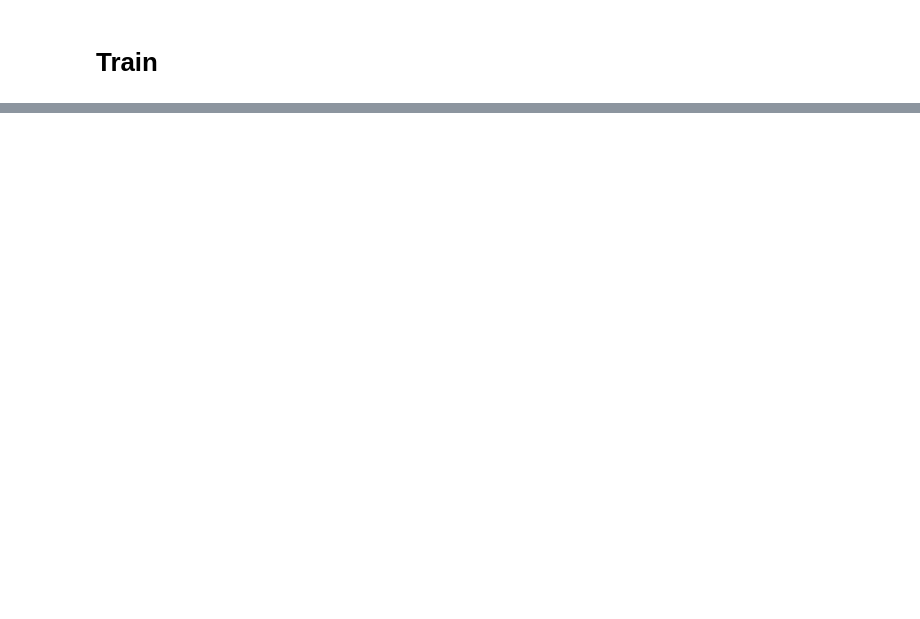
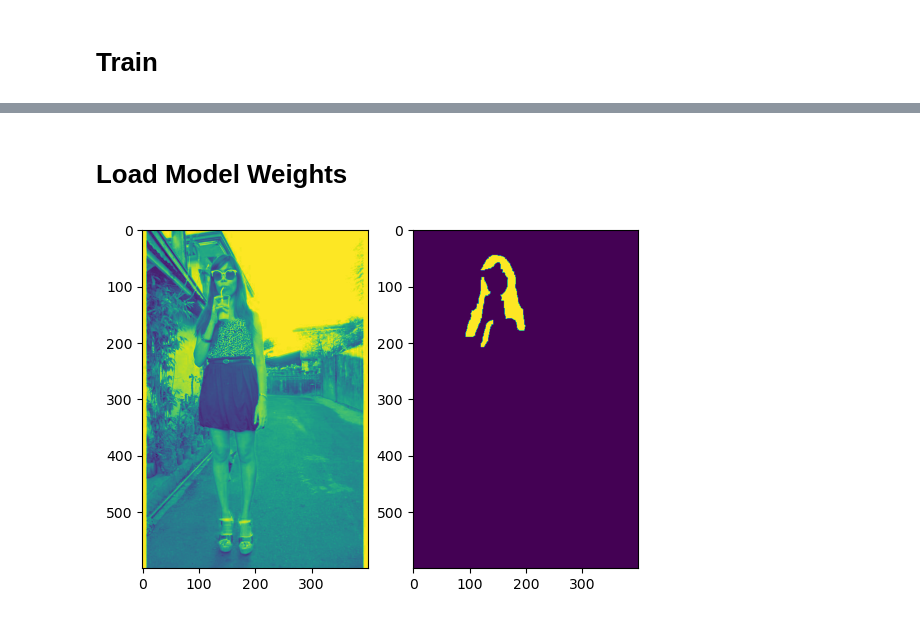
Before and after one commit to Marin-Jaic/CV-Project, a Jupyter notebook: source/training.ipynb, the cells around one changed output, grey strips where cells are left out. Cells and saved outputs as stored; diff of their text form; code cells hidden in the pictures; blank space fills up the shorter version.

Commit message:
More training and evaluation

```diff
--- a/source/training.ipynb
+++ b/source/training.ipynb
@@ -282,0 +221,2 @@ tensor
+# %% [markdown]
+# Load Model Weights
@@ -282,0 +272,31 @@ tensor
+# %%
+import matplotlib.pyplot as plt
+import pyarrow.parquet as pq
+from PIL import Image
+from io import BytesIO
+import numpy as np
+
+dataset = pq.ParquetDataset('../data')
+
+table = dataset.read()
+df = table.to_pandas()
+idx = 14165
+image = Image.open(BytesIO(df.iloc[idx, 0]['bytes'])) # image
+mask = np.array(Image.open(BytesIO(df.iloc[idx, 1]['bytes']))).astype(np.float16) # mask
+train_loader, test_loader = Preprocess().get_data_loaders(mask_classes=18, use_simple_mask=False)
+image.show()
+# %%
+# show tensor image
+import matplotlib.pyplot as plt
+import numpy as np
+import torch
+
+def show_image(image, mask):
+    fig, ax = plt.subplots(1, 2)
+    ax[0].imshow(image.permute(0, 1, 2)[0])
+    ax[1].imshow(mask[2])
+    plt.show()
+
+show_image(image, mask)
+# %% [output]
+[figure, added]
```
Also changed, not shown: parts of 18 cells of this notebook, 2 other files.
